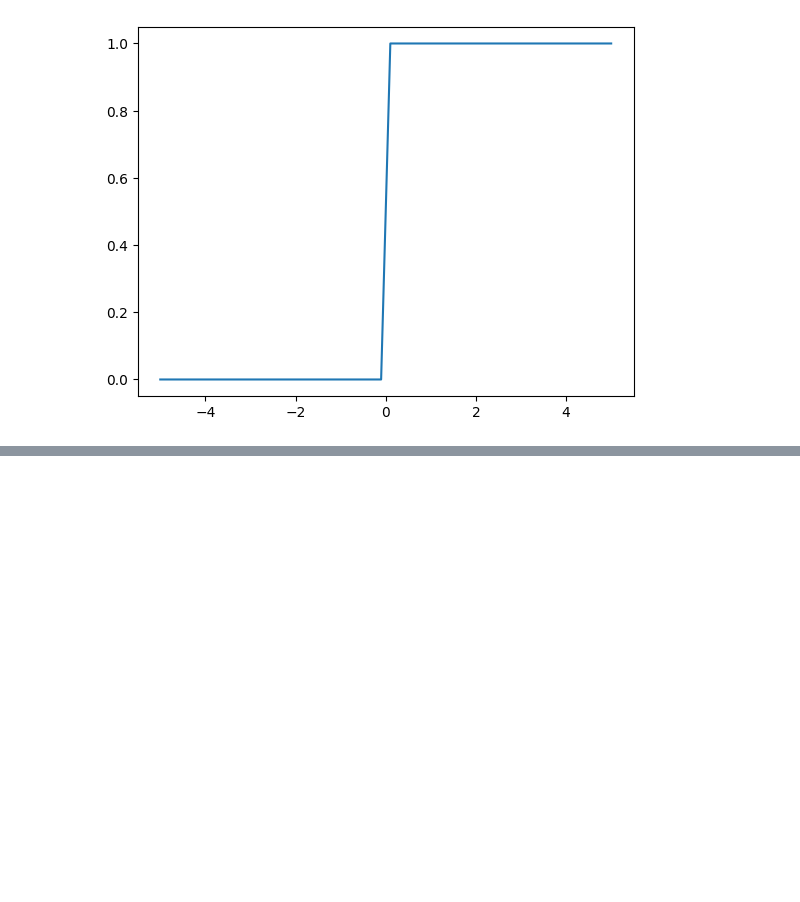
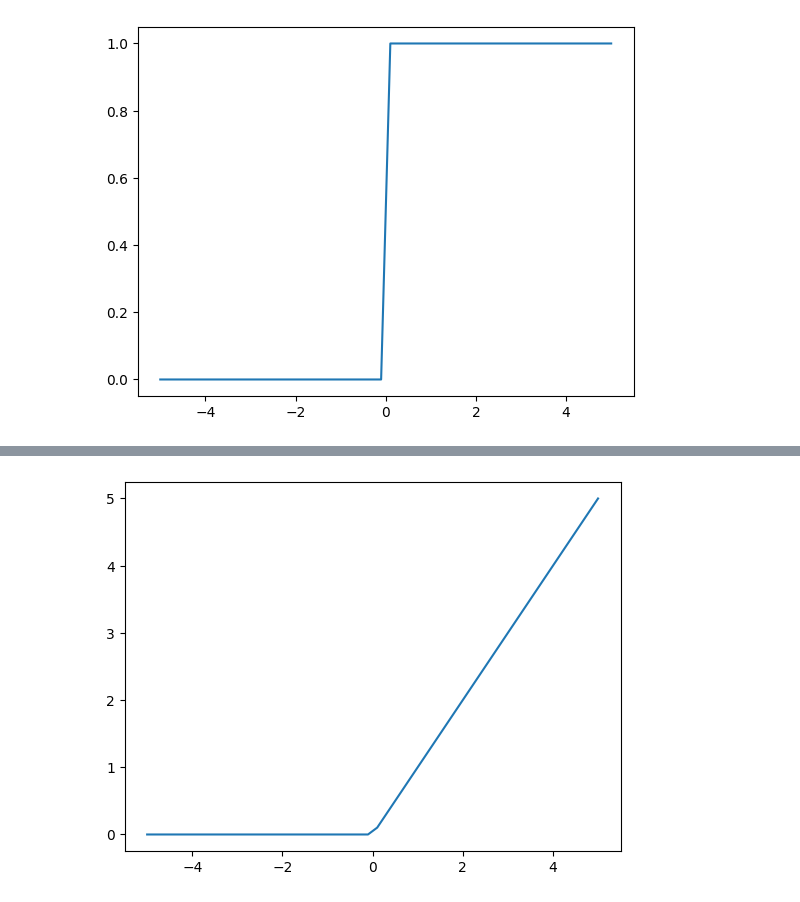
Before and after one commit to domonjo01/colaboratory, a Jupyter notebook: my_notebook.ipynb, the cells around one changed output, grey strips where cells are left out. Cells and saved outputs as stored; diff of their text form; code cells hidden in the pictures; blank space fills up the shorter version.

```diff
--- a/my_notebook.ipynb
+++ b/my_notebook.ipynb
@@ -1051,0 +1080,14 @@ plt.show()
+# %%
+import numpy as np
+import matplotlib.pylab as plt
+
+def relu_function(x):
+  return np.where( x <= 0, 0, x)
+
+x = np.linspace(-5, 5)
+y = relu_function(x)
+
+plt.plot(x, y)
+plt.show()
+# %% [output]
+[figure, added]
```
Also changed, not shown: parts of 4 cells of this notebook.
